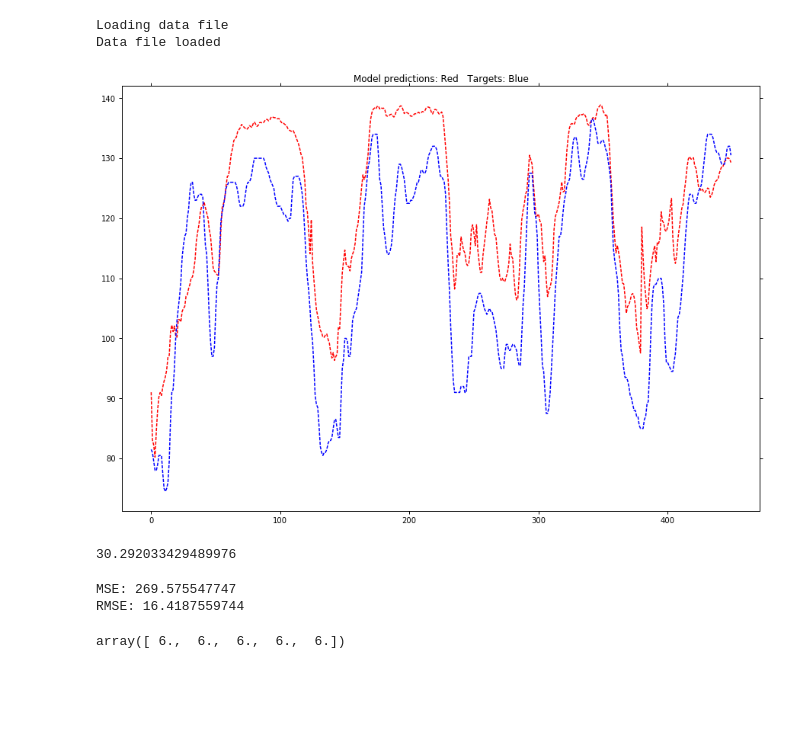
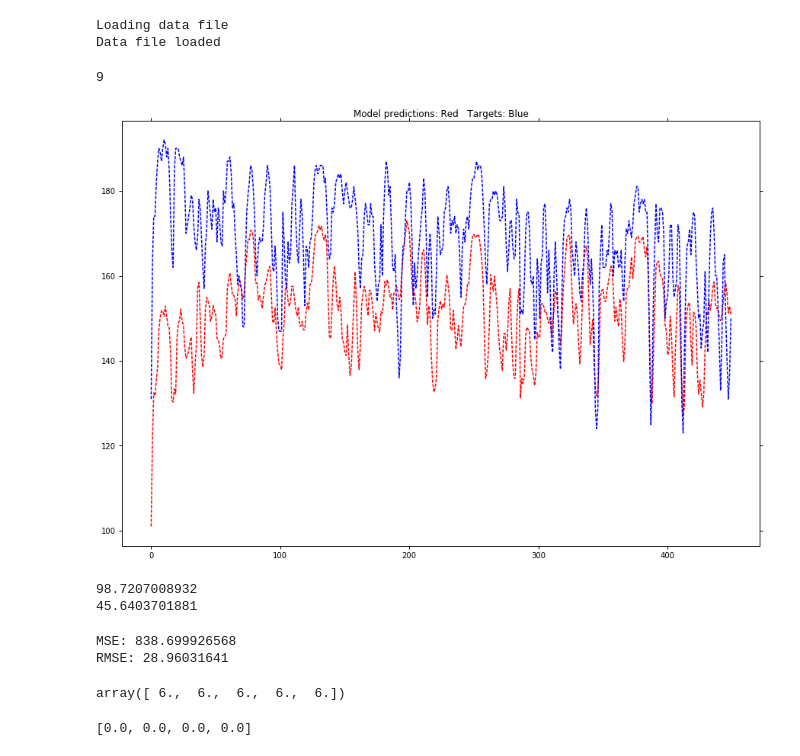
Before and after one commit to Epist/endomondo_inference, a Jupyter notebook: Keras_playground.ipynb, the cells around one changed output. Cells and saved outputs as stored; diff of their text form; code cells hidden in the pictures; blank space fills up the shorter version.

```diff
--- a/Keras_playground.ipynb
+++ b/Keras_playground.ipynb
@@ -372,7 +415,8 @@ Number of data points: 180656
 # %%
 from keras.models import load_model
 #model = load_model("model_states/no_user_keras_test_epoch_16")
-model = load_model("model_states/keras_test_epoch_13")
+model = load_model("model_states/keras__all08_06PM_March_19_2017_bestValidScore")
+#keras__all08_06PM_March_19_2017_epoch_20
 
 pred_gen = endo_reader.endoIteratorSupervised(batch_size_m, num_steps, "valid")
 pred_inputs, pred_targets = pred_gen.next()
@@ -642,16 +689,19 @@ Data file loaded
 # %%
 #Plotting for unscaled values
 
-workout_number = 2
+workout_number = 9
+#workout_number += 1
+print(workout_number)
 
 scaled_predictions = rescaleZscoredData(LarryModelData, predictions.flatten(), "heart_rate")
 scaled_pred_targets = rescaleZscoredData(LarryModelData, pred_targets.flatten(), "heart_rate")
 
 indices=np.array(range(trimmed_workout_len))
 plt.figure(num=None, figsize=(15, 10), dpi=100, facecolor='w', edgecolor='k')
 plt.plot(indices, scaled_predictions[trimmed_workout_len*workout_number:trimmed_workout_len*(workout_number+1)], 'r--', indices,
          scaled_pred_targets[trimmed_workout_len*workout_number:trimmed_workout_len*(workout_number+1)], 'b--')
 plt.title("Model predictions: Red   Targets: Blue")
 plt.show()
 # %% [output]
+9
-[figure, old version]
+[figure, new version]
@@ -658,15 +710,23 @@ plt.show()
 # %%
 hr_mean = endo_reader.variableMeans["heart_rate"]
 hr_std = endo_reader.variableStds["heart_rate"]
+print(hr_mean)
+print(hr_std)
 # %% [output]
-30.292033429489976
+98.7207008932
+45.6403701881
 # %%
-print("MSE: " + str(np.square(((np.sqrt(7.3445239290369964)/5)*hr_std))))
-print("RMSE: " + str(((np.sqrt(7.3445239290369964)/5)*hr_std)))
+original_scaled_mse = 2.50356201139
+print("MSE: " + str(np.square(((np.sqrt(original_scaled_mse)/5)*hr_std))))
+print("RMSE: " + str(((np.sqrt(original_scaled_mse)/5)*hr_std)))
 # %% [output]
-MSE: 269.575547747
-RMSE: 16.4187559744
+MSE: 838.699926568
+RMSE: 28.96031641
 # %%
 np.ones(5)*6
 # %% [output]
 array([ 6.,  6.,  6.,  6.,  6.])
+# %%
+list(np.zeros(4))
+# %% [output]
+[0.0, 0.0, 0.0, 0.0]
```
Also changed, not shown: parts of 13 cells of this notebook, 8 other files.
